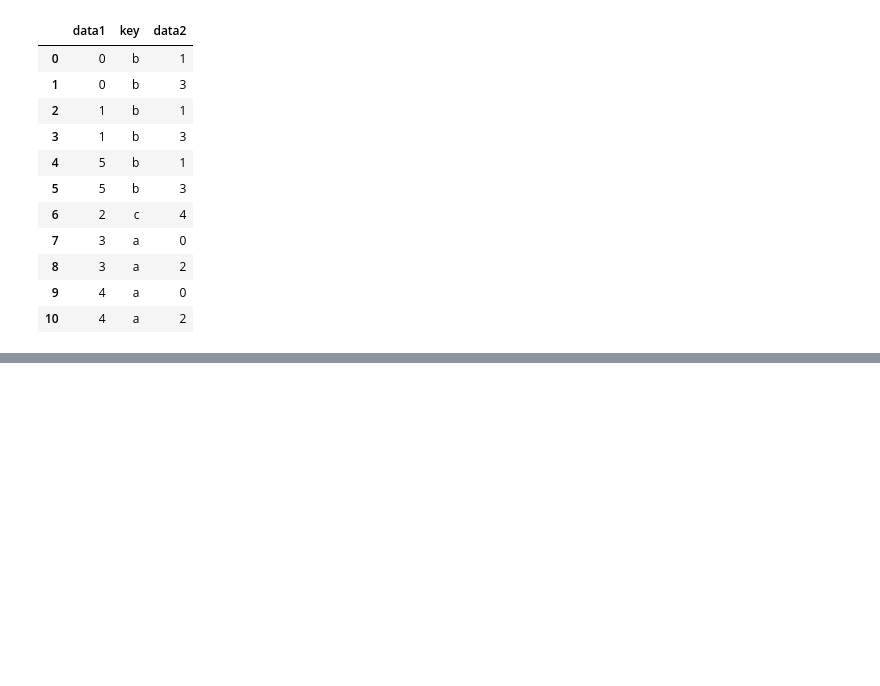
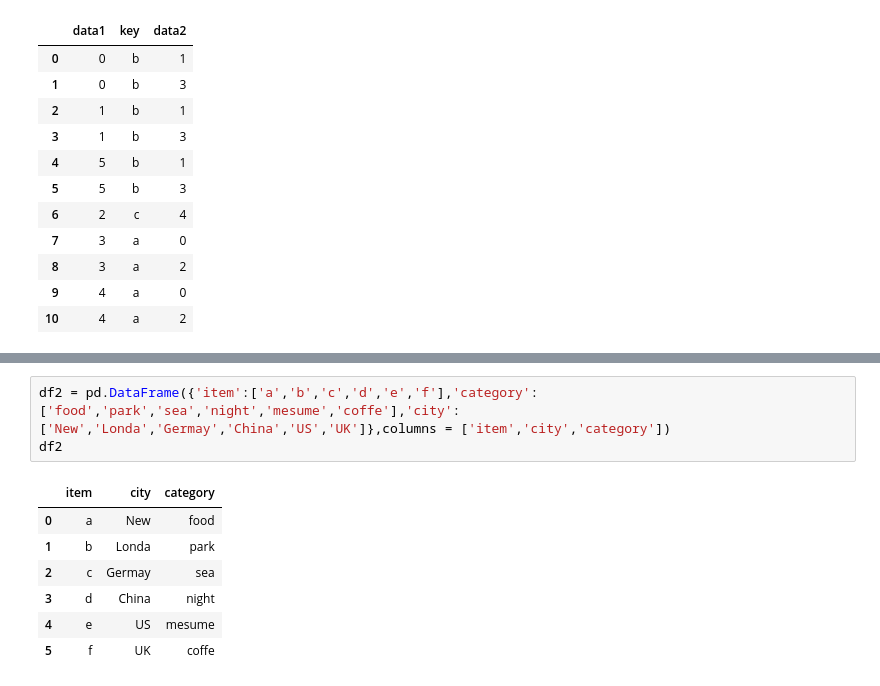
Before and after one commit to guolipa/Recommender-System, a Jupyter notebook: Pandas/pandas_basic2.ipynb, the cells around one changed output, grey strips where cells are left out. Drawn from its saved outputs; the diff is of its cells as text; blank space fills up the shorter version.

```diff
--- a/Pandas/pandas_basic2.ipynb
+++ b/Pandas/pandas_basic2.ipynb
@@ -267,0 +279,11 @@ pd.merge(df1,df2,how = 'outer')
+# %%
+df2 = pd.DataFrame({'item':['a','b','c','d','e','f'],'category':['food','park','sea','night','mesume','coffe'],'city':['New','Londa','Germay','China','US','UK']},columns = ['item','city','category'])
+df2
+# %% [output]
+|  | item | city | category |
+| 0 | a | New | food |
+| 1 | b | Londa | park |
+| 2 | c | Germay | sea |
+| 3 | d | China | night |
+| 4 | e | US | mesume |
+| 5 | f | UK | coffe |
```
Also changed, not shown: parts of 24 cells of this notebook, 4 other files.
